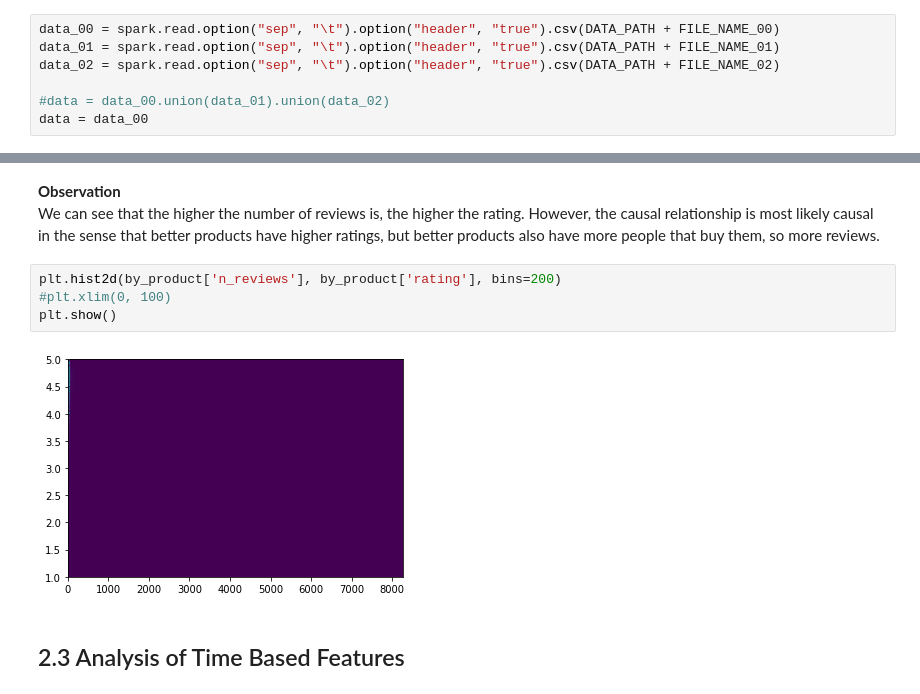
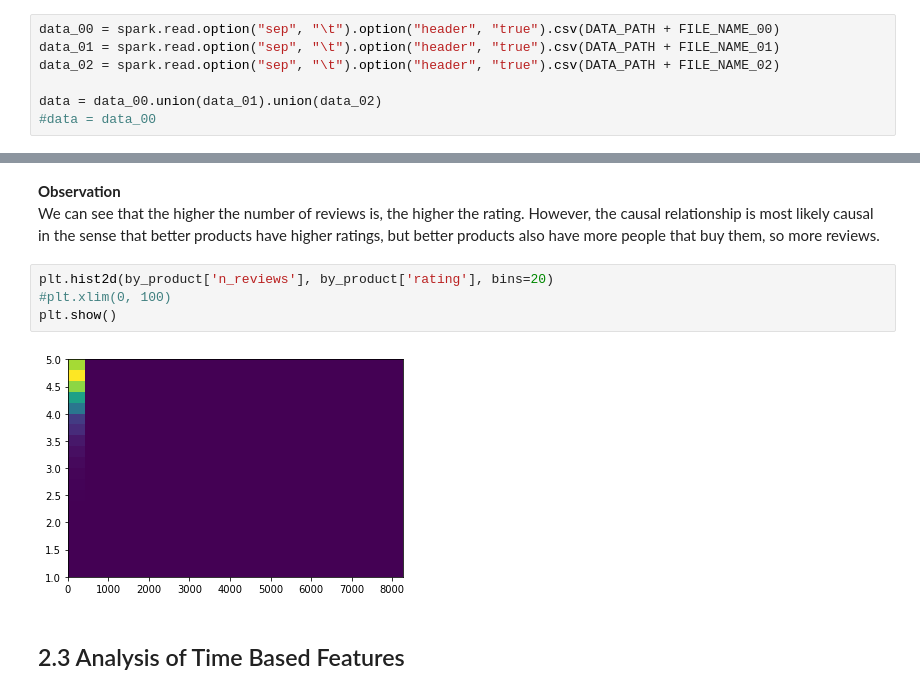
Before and after one commit to Billotais/cs_401_project, a Jupyter notebook: notebook.ipynb, the cells around one changed output, grey strips where cells are left out. Cells and saved outputs as stored; diff of their text form.

```diff
--- a/notebook.ipynb
+++ b/notebook.ipynb
@@ -22,8 +30,8 @@ data_00 = spark.read.option("sep", "\t").option("header", "true").csv(DATA_PATH
 data_01 = spark.read.option("sep", "\t").option("header", "true").csv(DATA_PATH + FILE_NAME_01)
 data_02 = spark.read.option("sep", "\t").option("header", "true").csv(DATA_PATH + FILE_NAME_02)
 
-#data = data_00.union(data_01).union(data_02)
-data = data_00
+data = data_00.union(data_01).union(data_02)
+#data = data_00
 # %%
 avg_stars = data.groupby('product_id', 'product_title').agg({"star_rating" : "avg", "review_id" : "count", "helpful_votes" : "sum", "total_votes" : "sum"})
 avg_stars.persist()
@@ -143,10 +176,10 @@ sns.jointplot(x = by_product['n_reviews'], y = by_product['rating'], kind='kde')
 **Observation**<br>
 We can see that the higher the number of reviews is, the higher the rating. However, the causal relationship is most likely causal in the sense that better products have higher ratings, but better products also have more people that buy them, so more reviews.
 # %%
-plt.hist2d(by_product['n_reviews'], by_product['rating'], bins=200)
+plt.hist2d(by_product['n_reviews'], by_product['rating'], bins=20)
 #plt.xlim(0, 100)
 plt.show()
 # %% [output]
-[figure, old version]
+[figure, new version]
 # %% [markdown]
 ## 2.3 Analysis of Time Based Features
```
Also changed, not shown: parts of 42 cells of this notebook.
